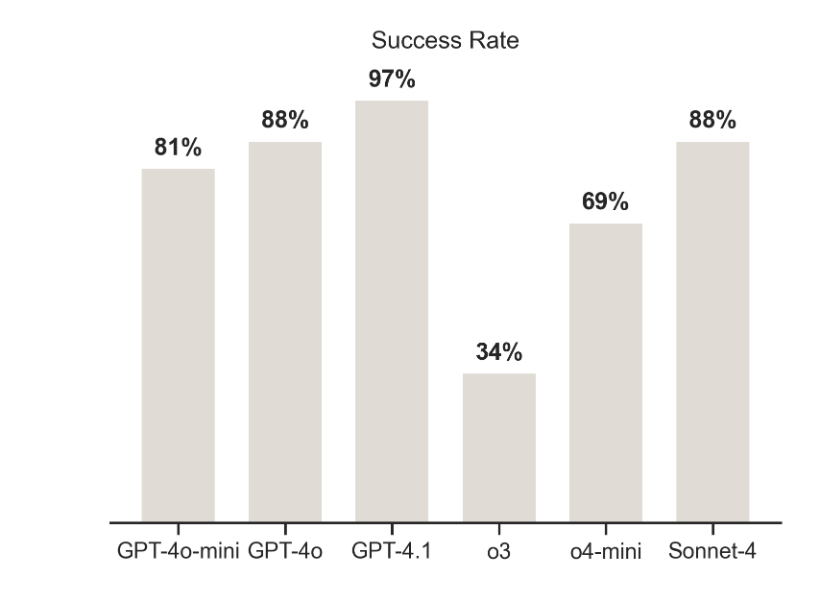
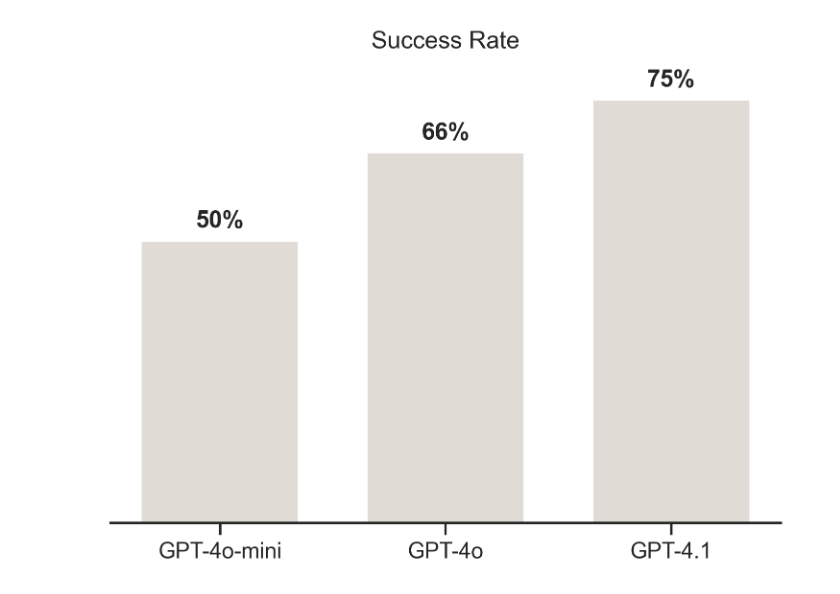
Before and after one commit to xde-mcp/ART, a Jupyter notebook: examples/art-mcp/art_mcp/benchmarks/display_benchmarks.ipynb, the cells around one changed output. Drawn from its saved outputs; the diff is of its cells as text; code cells hidden in the pictures.

Commit message:
Benchmarking mostly working

```diff
--- a/examples/art-mcp/art_mcp/benchmarks/display_benchmarks.ipynb
+++ b/examples/art-mcp/art_mcp/benchmarks/display_benchmarks.ipynb
@@ -81,18 +81,18 @@ line_graph.savefig(f"{benchmarks_dir}/accuracy-training-progress.svg")
 # %%
 bar_chart = percentage_comparison_bar_chart(
     df,
-    metric_name="success",
+    metric_name="beat_comp",
     models=[
         BenchmarkModelKey("mcp-010", "mcp-010", "val"),
         BenchmarkModelKey("gpt-4o-mini", "GPT-4o-mini"),
         BenchmarkModelKey("gpt-4o", "GPT-4o"),
         BenchmarkModelKey("gpt-4.1", "GPT-4.1"),
-        BenchmarkModelKey("o3", "o3"),
-        BenchmarkModelKey("o4-mini", "o4-mini"),
-        BenchmarkModelKey("sonnet-4", "Sonnet-4"),
+        # BenchmarkModelKey("o3", "o3"),
+        # BenchmarkModelKey("o4-mini", "o4-mini"),
+        # BenchmarkModelKey("sonnet-4", "Sonnet-4"),
     ],
     title="Success Rate",
 )
 bar_chart.savefig(f"{benchmarks_dir}/accuracy-comparison.svg")
 # %% [output]
-[figure, old version]
+[figure, new version]
```
Also changed, not shown: parts of 1 cell of this notebook, 8 other files.
